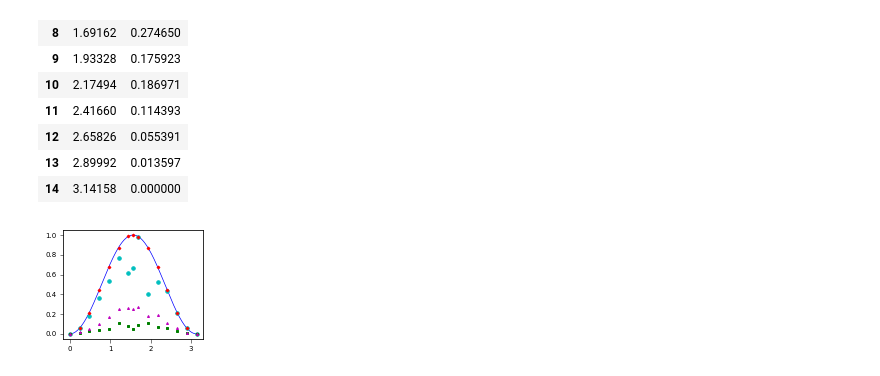
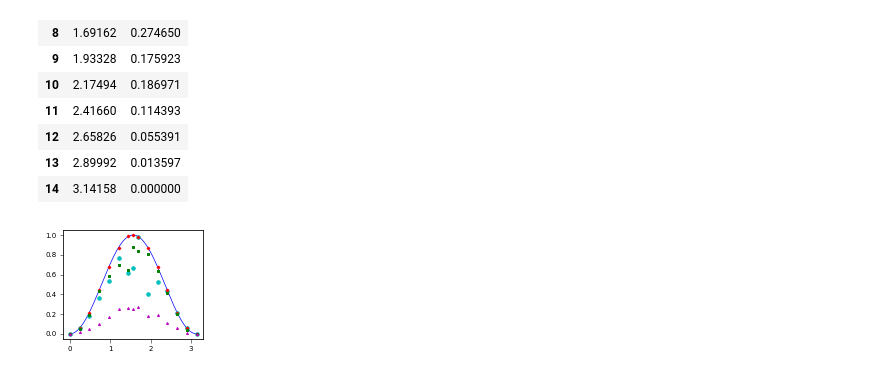
Before and after one commit to estebanmv/Random-Sampling-Extremal-POVMs, a Jupyter notebook: DisplacedPlot.ipynb, the cells around one changed output. Saved outputs shown, nothing was run; the diff lists cells and outputs as text; code cells hidden in the pictures.

```diff
--- a/DisplacedPlot.ipynb
+++ b/DisplacedPlot.ipynb
@@ -288,6 +290,8 @@ fshr10Int = pd.read_csv('Qubit-testsFisher10Int.dat', header=None, sep=',')
 fshr10Int.columns=['x','y']
 fshr1000Int = pd.read_csv('Qubit-testsFisher1000Int.dat', header=None, sep=',')
 fshr1000Int.columns=['x','y']
+naimfshr10 = pd.read_csv('QubitNaimark-testsFisher10.dat', header=None, sep=',')
+naimfshr10.columns=['x','y']
 # %%
 fshr1000Int
 # %% [output]
@@ -313,17 +317,17 @@ yW = np.power(np.sin(xW),2)
 # %%
 #plt.figure(figsize=(8,8))
 plt.figure(figsize= (2.5,2))
 #plt.plot(ext1000.x,ext1000.y,'kd',markersize=12)
 plt.plot(xW,yW, "b-",linewidth=0.7)
 plt.plot(fshr1.x,fshr1.y,'co',markersize=3.5)
 plt.plot(fshr10.x,fshr10.y,'rD',markersize=2)
-plt.plot(fshr10Int.x,fshr10Int.y,'gs',markersize=2)
+plt.plot(naimfshr10.x,naimfshr10.y,'gs',markersize=2)
 plt.plot(fshr1000Int.x,fshr1000Int.y,'m^',markersize=2)
 #plt.ylabel('Z(Displaced Thermal)', fontsize=18)
 #plt.xlabel(r'$\eta$', fontsize=18)
 #plt.tick_params(labelsize=12,width=1)
 plt.tick_params(labelsize=7,width=0.5)
-plt.savefig("Qubit-Fisher.pdf")
+#plt.savefig("Qubit-Fisher.pdf")
 plt.show()
 # %% [output]
-[figure, old version]
+[figure, new version]
```
Also changed, not shown: parts of 2 cells of this notebook, 7 other files.
